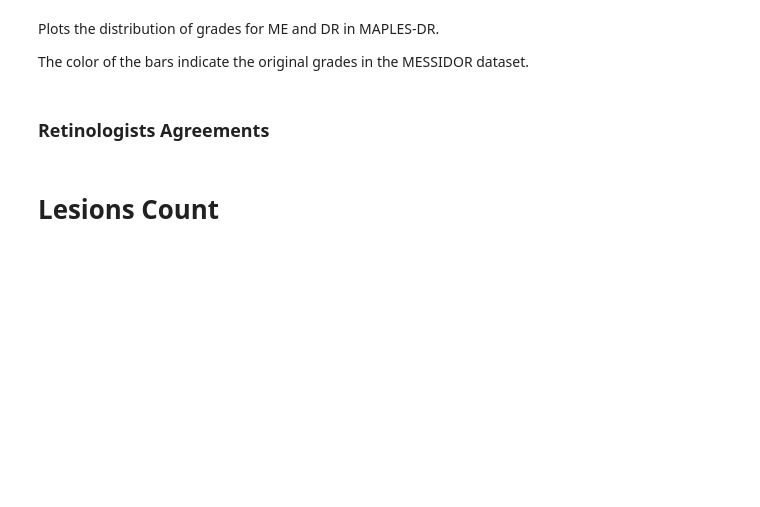
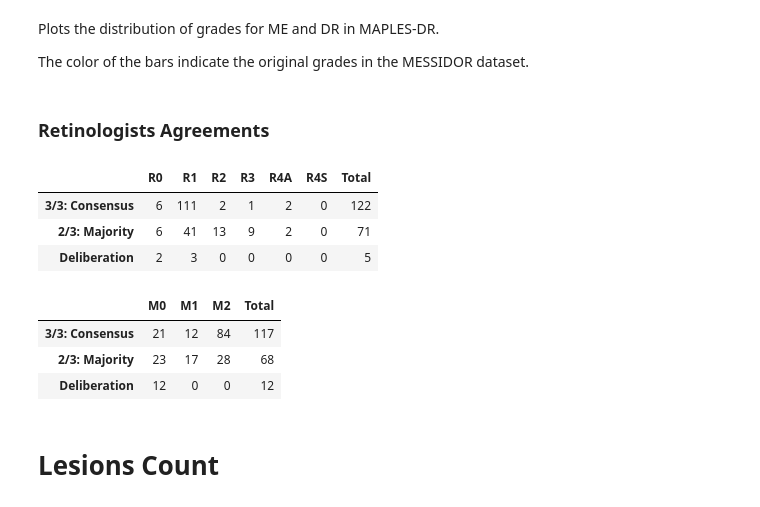
Before and after one commit to LIV4D/MAPLES-DR, a Jupyter notebook: examples/article_figures.ipynb, the cells around one changed output. Cells and saved outputs as stored; diff of their text form; code cells hidden in the pictures; blank space fills up the shorter version.

```diff
--- a/examples/article_figures.ipynb
+++ b/examples/article_figures.ipynb
@@ -25 +43,4 @@ MESSIDOR_DIAGNOSTIS_XLS = CWD / ".." / "annotation_all.xls"
+# %%
+maples_dr.configure(maples_dr_path=MAPLES_DR_PATH, messidor_path=MESSIDOR_PATH, image_format="bgr")
+maples_dataset = maples_dr.quick_api.GLOBAL_LOADER.load_dataset()
 # %% [markdown]
@@ -57,22 +74,22 @@ PURPLE4 = "#6a1e75"
 # %% [markdown]
 Define columns names and values
 # %%
-retinologists = ["RetinologistA", "RetinologistB", "RetinologistC"]
+retinologists = ["A", "B", "C"]
 gt = "Consensus"
 DR_grades = ["R0", "R1", "R2", "R3", "R4A", "R4S"]
 ME_grades = ["M0", "M1", "M2"]
 # %% [markdown]
 Load all diagnostics for ME and DR available in MAPLES-DR.
 # %%
-DR_diagnostic = pd.read_excel(str(MAPLES_DIAGNOSIS_XLS), sheet_name="DR", index_col="name")
-ME_diagnostic = pd.read_excel(str(MAPLES_DIAGNOSIS_XLS), sheet_name="ME", index_col="name")
+DR_diagnostic = maples_dataset.diagnosis("dr")
+ME_diagnostic = maples_dataset.diagnosis("me")
 # %% [markdown]
 Load all diagnostics for ME and DR available in MAPLES-DR.
 # %%
-messidor_diagnostic = pd.read_excel(MESSIDOR_DIAGNOSTIS_XLS)
+messidor_diagnostic = pd.read_excel(MESSIDOR_DIAGNOSIS_XLSX)
 messidor_diagnostic["name"] = messidor_diagnostic["name"].apply(lambda n: n[:-4])
 messidor_diagnostic = messidor_diagnostic.loc[messidor_diagnostic["name"].isin(DR_diagnostic.index)]
-messidor_diagnostic = messidor_diagnostic.sort_values(by="name")
+messidor_diagnostic = messidor_diagnostic.sort_values(by="name")[["name", "retinopathy", "edema"]]
 
 messidor_diagnostic = pd.DataFrame(
     {
@@ -81,8 +98,7 @@ messidor_diagnostic = pd.DataFrame(
         "ME": messidor_diagnostic["edema"].map({0: "M0", 1: "M1", 2: "M2"}),
     }
 )
-messidor_diagnostic.index = messidor_diagnostic["name"]
-del messidor_diagnostic["name"]
+messidor_diagnostic.set_index("name", inplace=True)
 # %% [markdown]
 Define correspondence between MAPLES-DR grades and MESSIDOR grades for DR
 # %%
@@ -205,14 +221,14 @@ fig.show()
 # %% [markdown]
 ### Retinologists Agreements
 # %%
-df = pd.DataFrame(
-    {
-        "ME": ME_diagnostic[gt],
-        "DR": DR_diagnostic[gt],
-        "ME.nAgree": sum(ME_diagnostic[gt] == ME_diagnostic[r] for r in retinologists),
-        "DR.nAgree": sum(DR_diagnostic[gt] == DR_diagnostic[r] for r in retinologists),
-    }
-)
+df_data = {
+    "ME": ME_diagnostic[gt],
+    "DR": DR_diagnostic[gt],
+    "ME.nAgree": sum(ME_diagnostic[gt] == ME_diagnostic[r] for r in retinologists),
+    "DR.nAgree": sum(DR_diagnostic[gt] == DR_diagnostic[r] for r in retinologists),
+}
+df = pd.DataFrame(df_data)
+
 agreement = {3: "3/3: Consensus", 2: "2/3: Majority", 1: "Deliberation"}
 dr_color_nAgree = {3: TEAL4, 2: TEAL2, 1: TEAL0}
 me_color_nAgree = {3: PURPLE4, 2: PURPLE2, 1: PURPLE0}
@@ -283,32 +299,41 @@ fig.update_layout(
         borderwidth=0.5,
         grouptitlefont_size=11,
     ),
     height=300,
     width=600,
     template="plotly_white",
     margin={"t": 20, "l": 5, "r": 10, "b": 20},
 )
 
 fig.show()
 fig.write_image("figures/DR_post_dist.pdf")
 
 DR_resume = pd.DataFrame(
     {
         dr: {agreeName: histogram_DR[nAgree][i_dr] for nAgree, agreeName in agreement.items()}
         for i_dr, dr in enumerate(DR_grades)
     }
 )
 DR_resume["Total"] = DR_resume.sum(axis=1)
 display(DR_resume)
 
 ME_resume = pd.DataFrame(
     {
         me: {agreeName: histogram_ME[nAgree][i_me] for nAgree, agreeName in agreement.items()}
         for i_me, me in enumerate(ME_grades)
     }
 )
 ME_resume["Total"] = ME_resume.sum(axis=1)
 
 display(ME_resume)
+# %% [output]
+|  | R0 | R1 | R2 | R3 | R4A | R4S | Total |
+| 3/3: Consensus | 6 | 111 | 2 | 1 | 2 | 0 | 122 |
+| 2/3: Majority | 6 | 41 | 13 | 9 | 2 | 0 | 71 |
+| Deliberation | 2 | 3 | 0 | 0 | 0 | 0 | 5 |
+|  | M0 | M1 | M2 | Total |
+| 3/3: Consensus | 21 | 12 | 84 | 117 |
+| 2/3: Majority | 23 | 17 | 28 | 68 |
+| Deliberation | 12 | 0 | 0 | 12 |
 # %% [markdown]
 # Lesions Count
```
Also changed, not shown: parts of 31 cells of this notebook, 6 other files.
